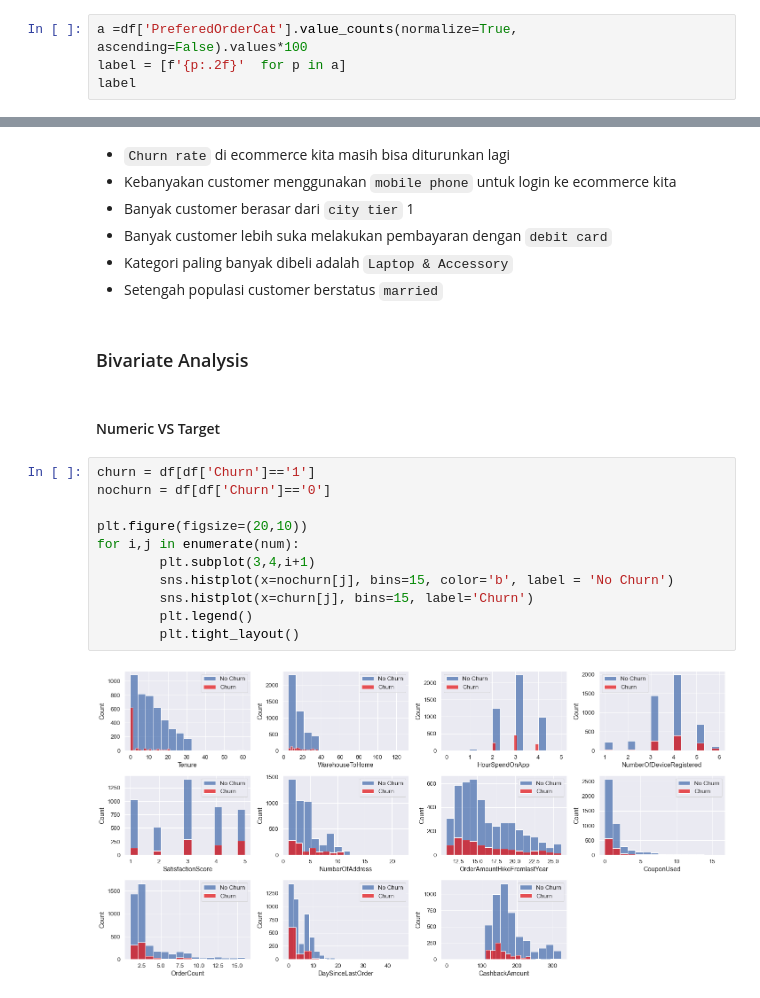
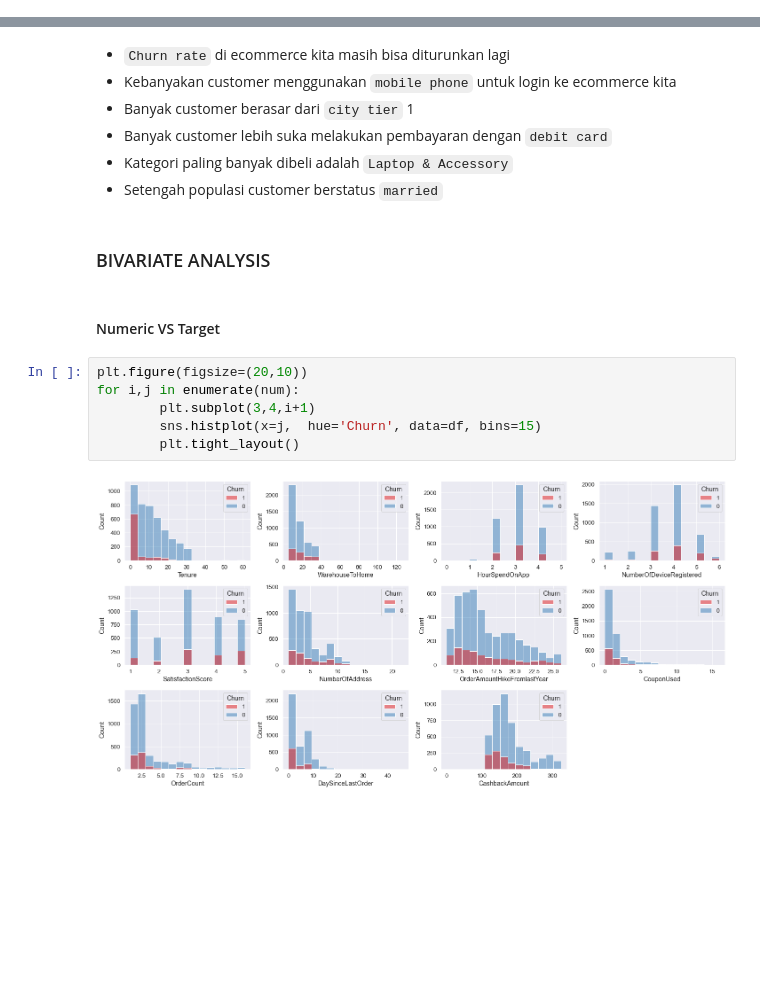
Before and after one commit to arsand07/Customer-Churn, a Jupyter notebook: Customer Churn.ipynb, the cells around one changed output, grey strips where cells are left out. Cells and saved outputs as stored; diff of their text form; blank space fills up the shorter version.

Commit message:
Multivariate Analysis

```diff
--- a/Customer Churn.ipynb
+++ b/Customer Churn.ipynb
@@ -224,7 +232,3 @@ for i,j in enumerate(num):
 - Banyak customer yang masih tidak menggunakan `coupon`
 - Banyak customer yang hanya `repeat order` sebanyak 2-3 kali
 - `Persentase kenaikan order` dari tahun lalu masih cukup banyak yang rendah di angka 12%-15%
-# %%
-a =df['PreferedOrderCat'].value_counts(normalize=True, ascending=False).values*100
-label = [f'{p:.2f}'  for p in a]
-label
@@ -257,20 +259,15 @@ for i,j in enumerate(kat):
 - Banyak customer lebih suka melakukan pembayaran dengan `debit card`
 - Kategori paling banyak dibeli adalah `Laptop & Accessory`
 - Setengah populasi customer berstatus `married`
-# %% [markdown]
-### Bivariate Analysis
+# %% [markdown]
+### BIVARIATE ANALYSIS
 # %% [markdown]
 #### Numeric VS Target
 # %%
-churn = df[df['Churn']=='1']
-nochurn = df[df['Churn']=='0']
-
 plt.figure(figsize=(20,10))
 for i,j in enumerate(num):
         plt.subplot(3,4,i+1)
-        sns.histplot(x=nochurn[j], bins=15, color='b', label = 'No Churn')
-        sns.histplot(x=churn[j], bins=15, label='Churn')
-        plt.legend()
+        sns.histplot(x=j,  hue='Churn', data=df, bins=15)
         plt.tight_layout()
 # %% [output]
-[figure, old version]
+[figure, new version]
```
Also changed, not shown: parts of 18 cells of this notebook.
